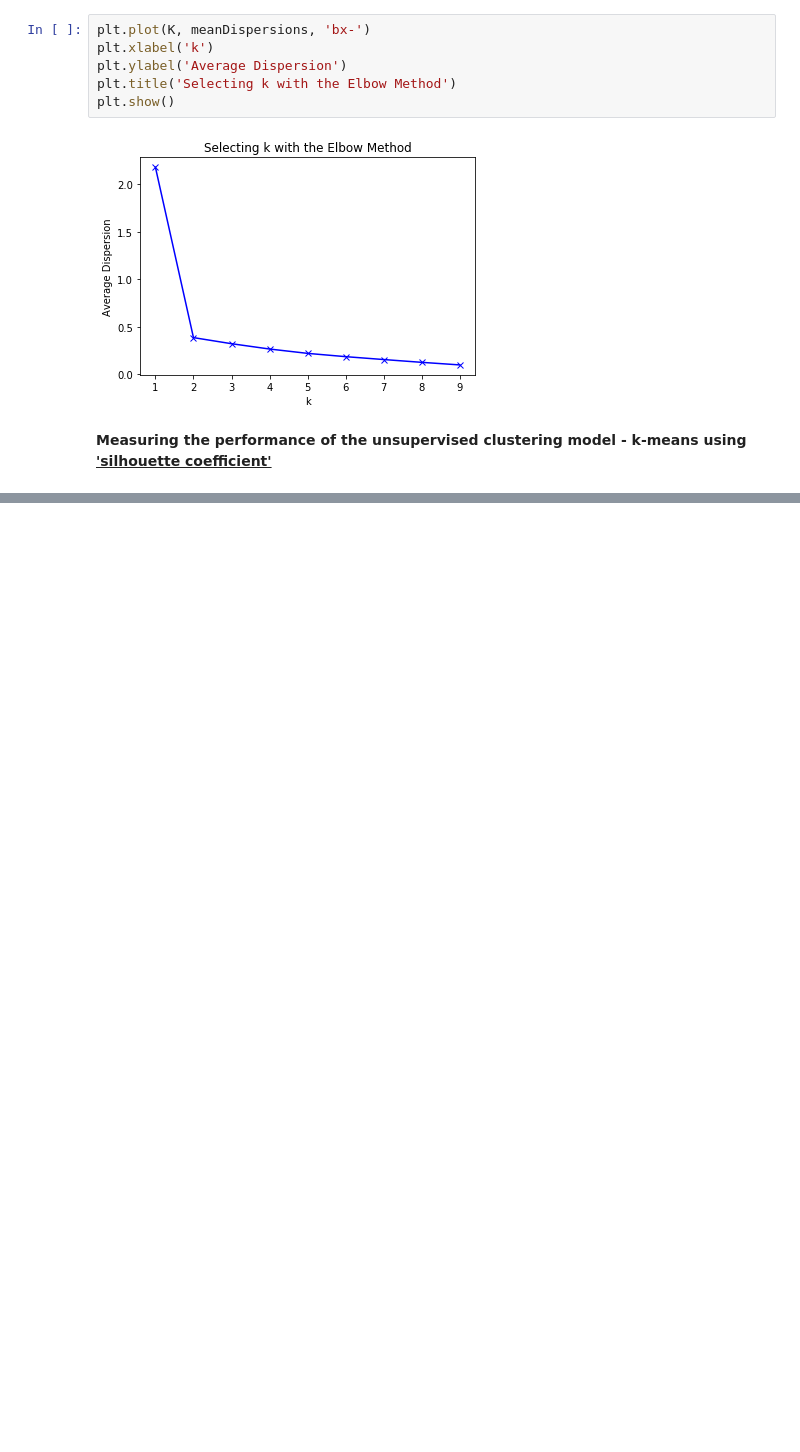
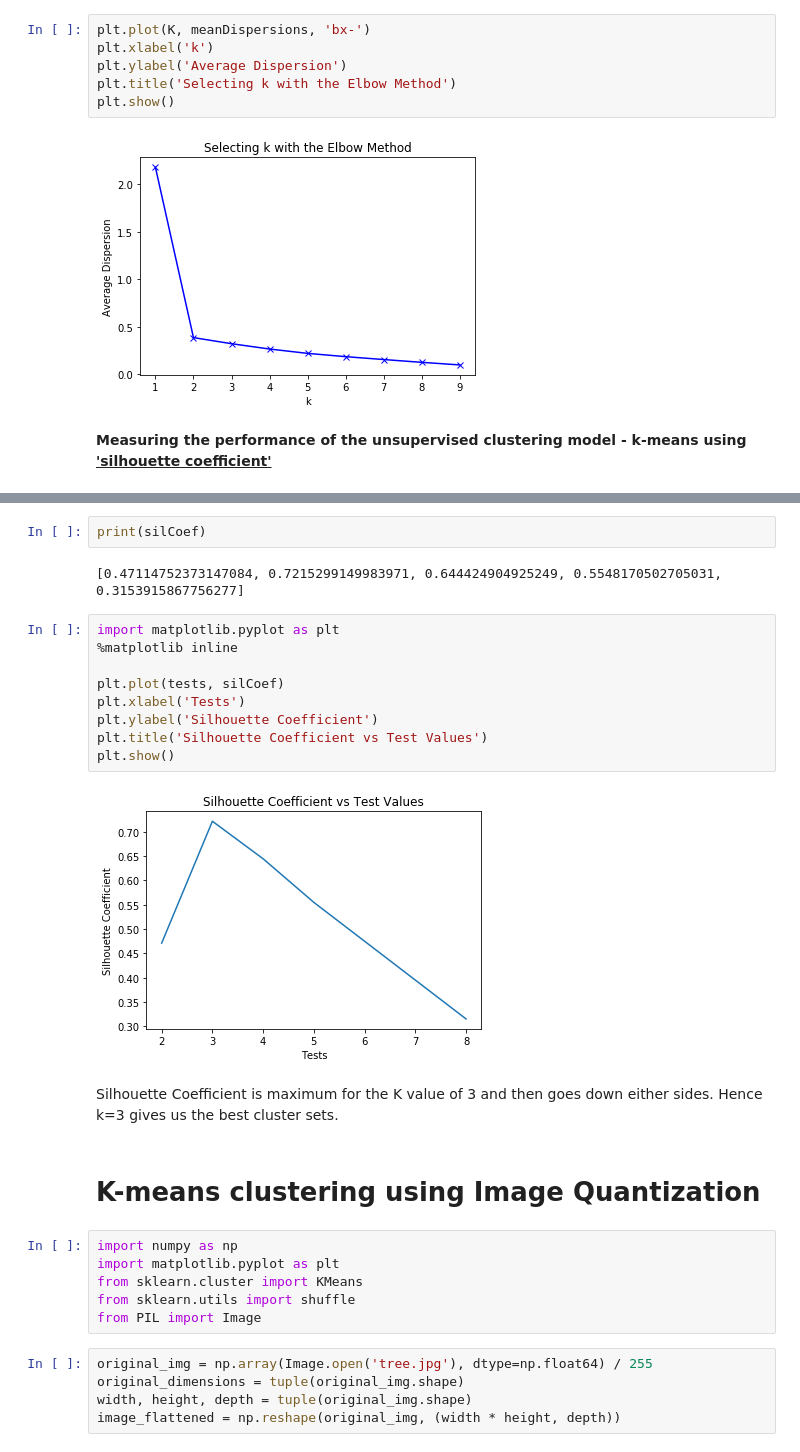
Before and after one commit to Anshul-GH/scikit-learn-application, a Jupyter notebook: MachineLearningWithScikit-learnEbook.ipynb, the cells around one changed output, grey strips where cells are left out. Saved outputs shown, nothing was run; the diff lists cells and outputs as text; blank space fills up the shorter version.

```diff
--- a/MachineLearningWithScikit-learnEbook.ipynb
+++ b/MachineLearningWithScikit-learnEbook.ipynb
@@ -1948,0 +1953,30 @@ plt.show()
+# %%
+print(silCoef)
+# %% [output]
+[0.47114752373147084, 0.7215299149983971, 0.644424904925249, 0.5548170502705031, 0.3153915867756277]
+# %%
+import matplotlib.pyplot as plt
+%matplotlib inline
+
+plt.plot(tests, silCoef)
+plt.xlabel('Tests')
+plt.ylabel('Silhouette Coefficient')
+plt.title('Silhouette Coefficient vs Test Values')
+plt.show()
+# %% [output]
+[figure, added]
+# %% [markdown]
+Silhouette Coefficient is maximum for the K value of 3 and then goes down either sides. Hence k=3 gives us the best cluster sets.
+# %% [markdown]
+# K-means clustering using Image Quantization
+# %%
+import numpy as np
+import matplotlib.pyplot as plt
+from sklearn.cluster import KMeans
+from sklearn.utils import shuffle
+from PIL import Image
+# %%
+original_img = np.array(Image.open('tree.jpg'), dtype=np.float64) / 255
+original_dimensions = tuple(original_img.shape)
+width, height, depth = tuple(original_img.shape)
+image_flattened = np.reshape(original_img, (width * height, depth))
```
Also changed, not shown: parts of 7 cells of this notebook, 1 other file.
